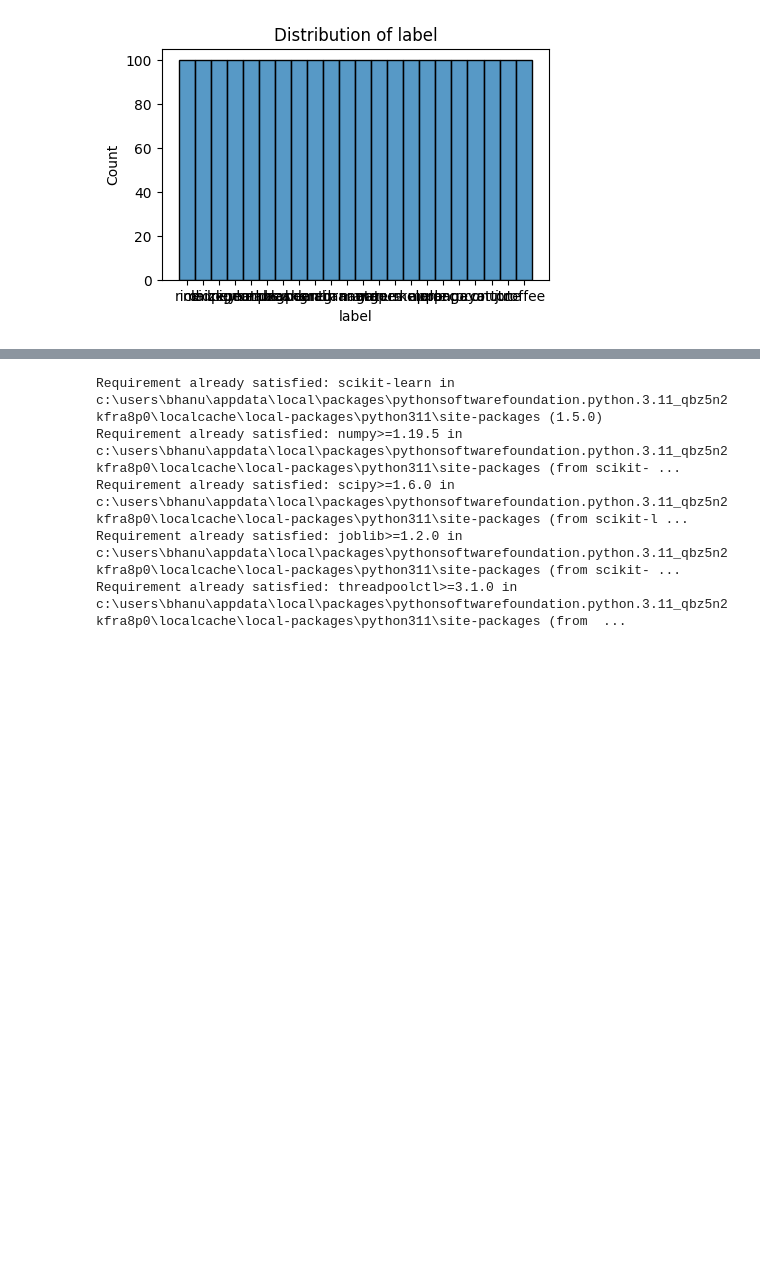
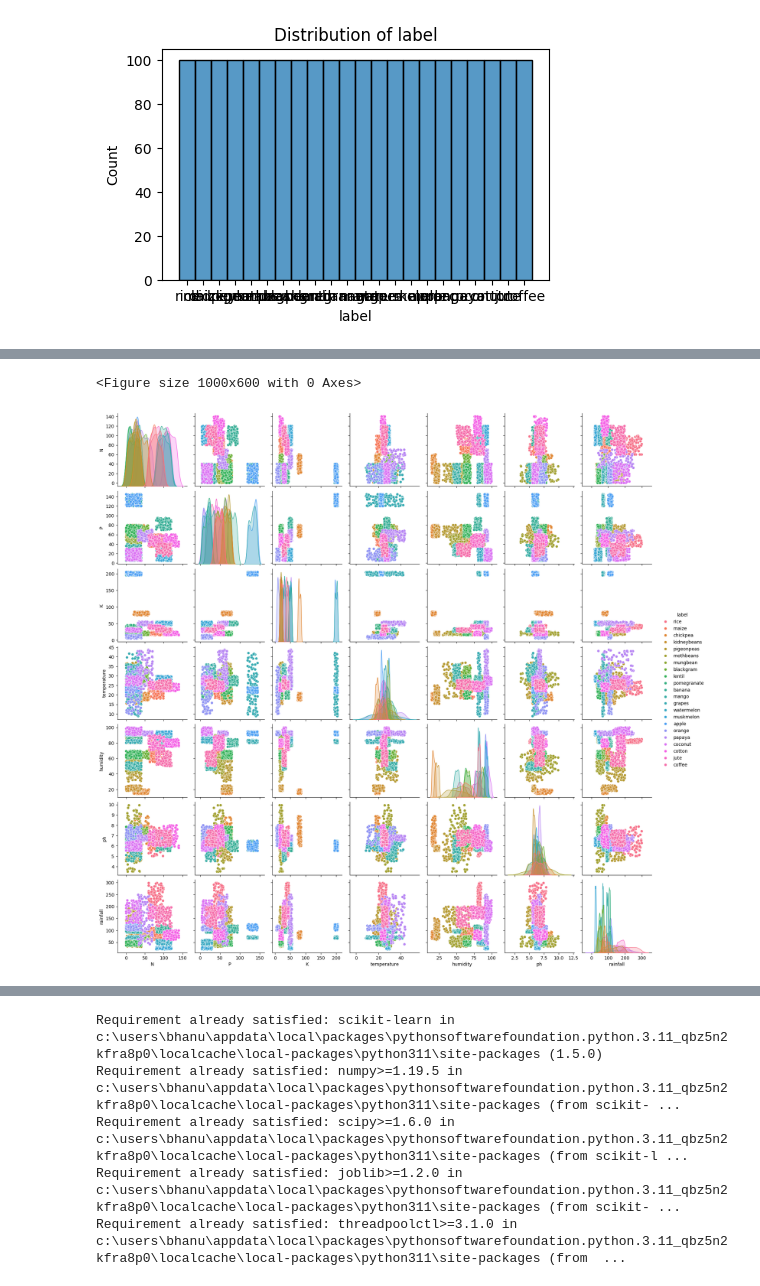
Before and after one commit to bhanurana430/Crop-recommendation-machine-learninghine-, a Jupyter notebook: main.ipynb, the cells around one changed output, grey strips where cells are left out. Cells and saved outputs as stored; diff of their text form; code cells hidden in the pictures; blank space fills up the shorter version.

```diff
--- a/main.ipynb
+++ b/main.ipynb
@@ -143,6 +152,9 @@ for column in df.columns:
 # %%
-# #checking relations for features with each other
-# plt.figure(figsize=(10, 6))
-# sns.pairplot(df, hue='label')
-# plt.show()
+#checking relations for features with each other
+plt.figure(figsize=(10, 6))
+sns.pairplot(df, hue='label')
+plt.show()
+# %% [output]
+<Figure size 1000x600 with 0 Axes>
+[figure, added]
 # %%
```
Also changed, not shown: parts of 4 cells of this notebook.
